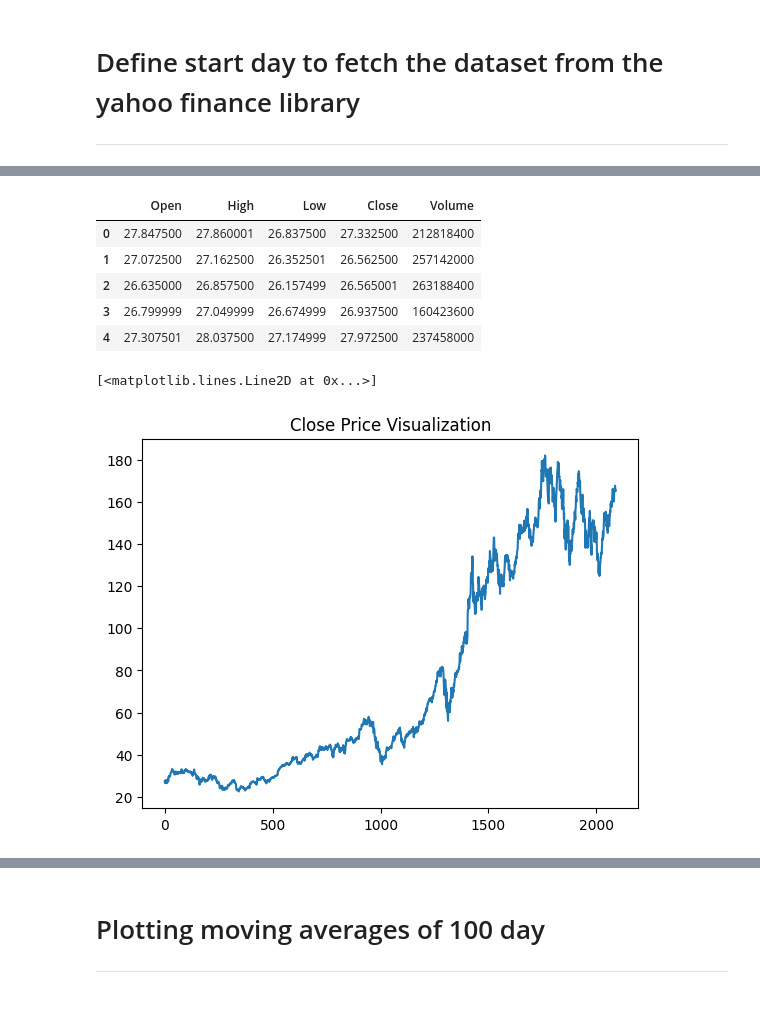
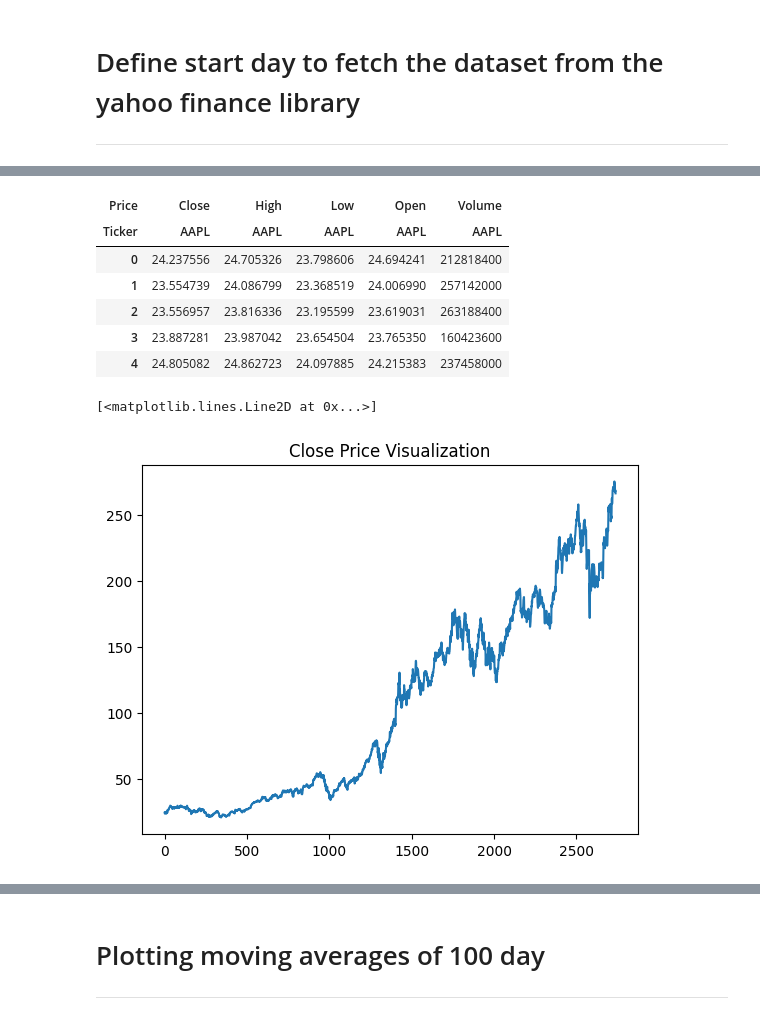
Before and after one commit to Ravindra1972/Anaytics-in-finance-using-Python, a Jupyter notebook: Stock-Price-Prediction-Using-LSTM.ipynb, the cells around one changed output, grey strips where cells are left out. Saved outputs shown, nothing was run; the diff lists cells and outputs as text; code cells hidden in the pictures.

```diff
--- a/Stock-Price-Prediction-Using-LSTM.ipynb
+++ b/Stock-Price-Prediction-Using-LSTM.ipynb
@@ -43,19 +44,20 @@ df.head()
 # %%
-df = df.drop(['Date', 'Adj Close'], axis = 1)
+df = df.drop(['Date'], axis = 1)
 df.head()
 # %% [output]
-|  | Open | High | Low | Close | Volume |
-| 0 | 27.847500 | 27.860001 | 26.837500 | 27.332500 | 212818400 |
-| 1 | 27.072500 | 27.162500 | 26.352501 | 26.562500 | 257142000 |
-| 2 | 26.635000 | 26.857500 | 26.157499 | 26.565001 | 263188400 |
-| 3 | 26.799999 | 27.049999 | 26.674999 | 26.937500 | 160423600 |
-| 4 | 27.307501 | 28.037500 | 27.174999 | 27.972500 | 237458000 |
+| Price | Close | High | Low | Open | Volume |
+| Ticker | AAPL | AAPL | AAPL | AAPL | AAPL |
+| 0 | 24.237556 | 24.705326 | 23.798606 | 24.694241 | 212818400 |
+| 1 | 23.554739 | 24.086799 | 23.368519 | 24.006990 | 257142000 |
+| 2 | 23.556957 | 23.816336 | 23.195599 | 23.619031 | 263188400 |
+| 3 | 23.887281 | 23.987042 | 23.654504 | 23.765350 | 160423600 |
+| 4 | 24.805082 | 24.862723 | 24.097885 | 24.215383 | 237458000 |
 # %%
 plt.title("Close Price Visualization")
 plt.plot(df.Close)
 # %% [output]
 [<matplotlib.lines.Line2D at 0x...>]
-[figure, old version]
+[figure, new version]
 # %%
 df
 # %% [output]
```
Also changed, not shown: parts of 30 cells of this notebook.
